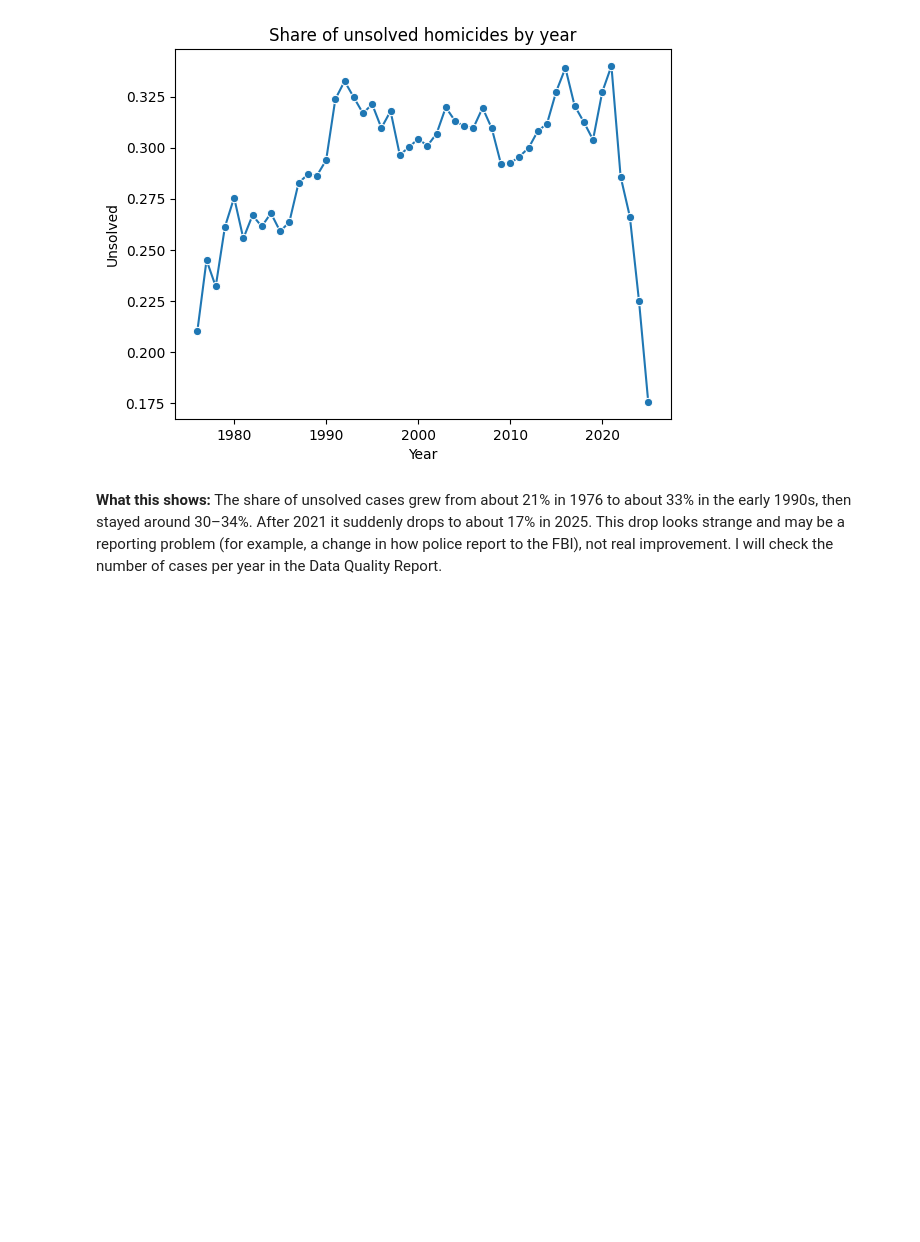
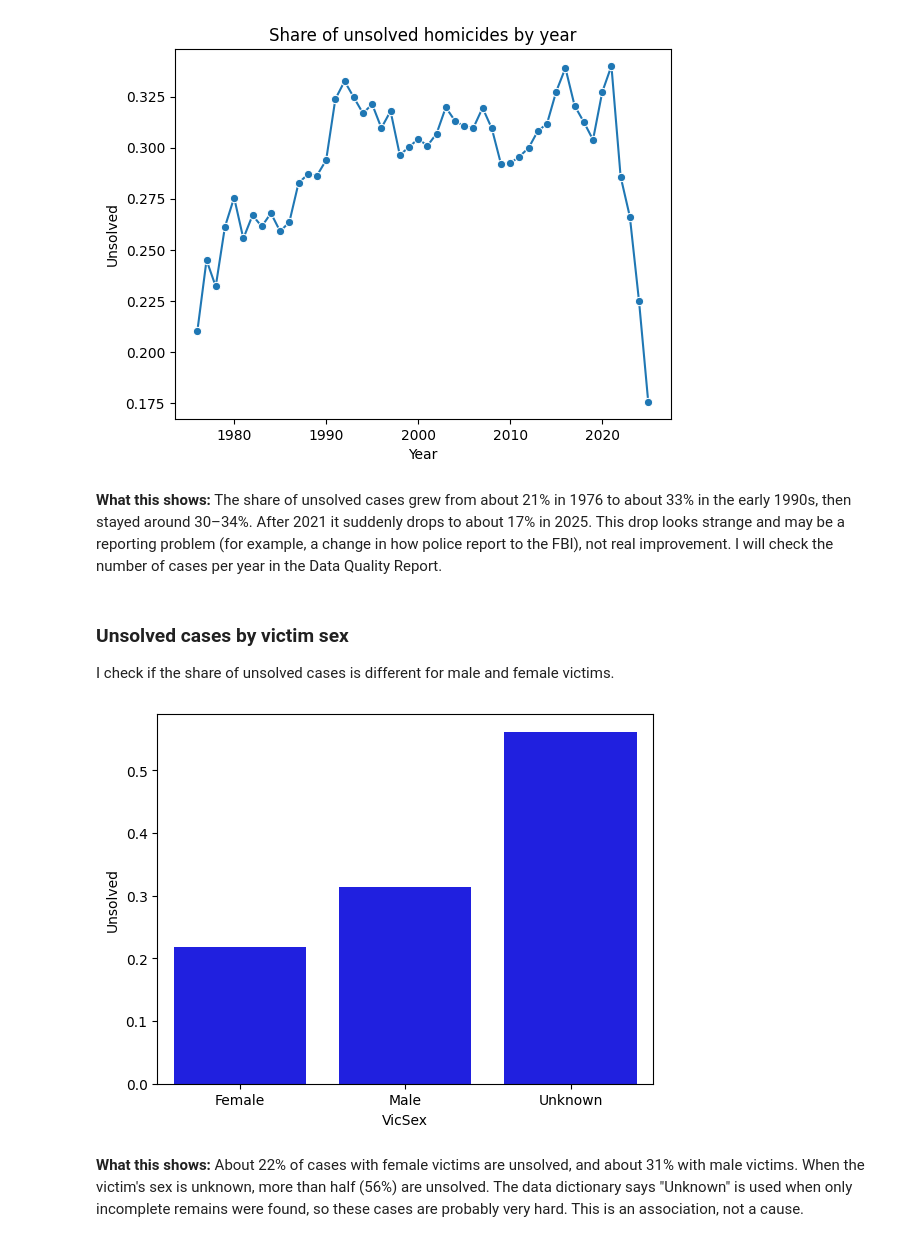
Before and after one commit to Anastasiia-hub0/unsolved-homicides-analysis, a Jupyter notebook: unsolved_homicides_analysis.ipynb, the cells around one changed output. Saved outputs shown, nothing was run; the diff lists cells and outputs as text; code cells hidden in the pictures; blank space fills up the shorter version.

Commit message:
Add unsolved share by victim sex

```diff
--- a/unsolved_homicides_analysis.ipynb
+++ b/unsolved_homicides_analysis.ipynb
@@ -324,3 +324,18 @@ plt.show()
 [figure]
 # %% [markdown]
 **What this shows:** The share of unsolved cases grew from about 21% in 1976 to about 33% in the early 1990s, then stayed around 30–34%. After 2021 it suddenly drops to about 17% in 2025. This drop looks strange and may be a reporting problem (for example, a change in how police report to the FBI), not real improvement. I will check the number of cases per year in the Data Quality Report.
+# %% [markdown]
+### Unsolved cases by victim sex
+I check if the share of unsolved cases is different for male and female victims.
+# %%
+unsolved_by_sex = (
+    df.groupby("VicSex")
+    .agg({"Unsolved": "mean"})
+    .reset_index()
+)
+
+sns.barplot(x="VicSex", y="Unsolved", data=unsolved_by_sex, color="b");
+# %% [output]
+[figure, added]
+# %% [markdown]
+**What this shows:** About 22% of cases with female victims are unsolved, and about 31% with male victims. When the victim's sex is unknown, more than half (56%) are unsolved. The data dictionary says "Unknown" is used when only incomplete remains were found, so these cases are probably very hard. This is an association, not a cause.
```
